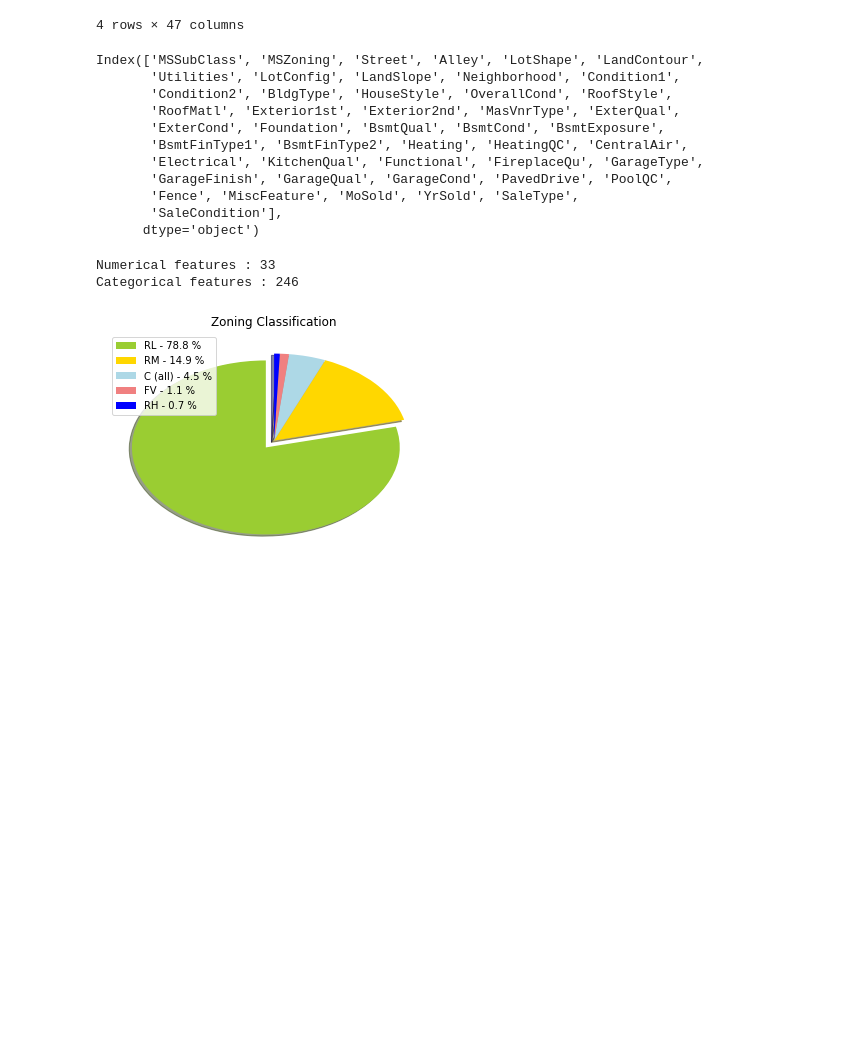
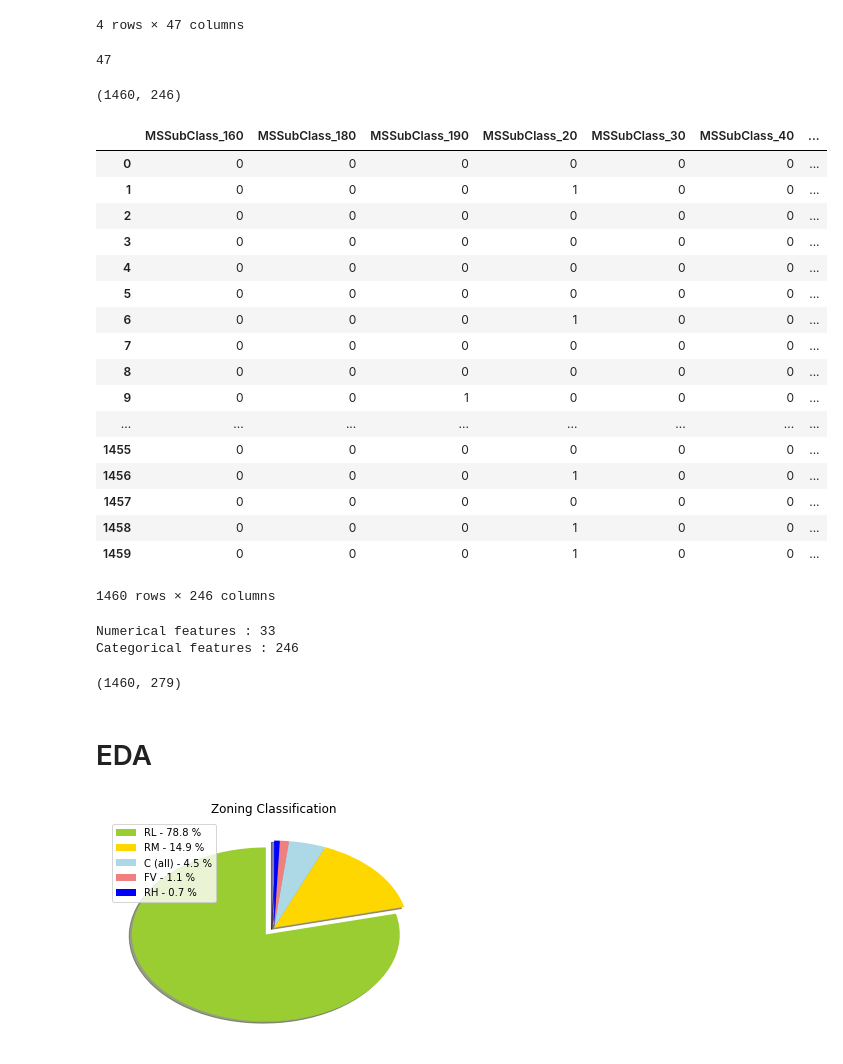
Before and after one commit to ParthasarathySubburaj/Imarticus, a Jupyter notebook: Data_Analytics_With_Python/Linear_Regression_Project/LR .ipynb, the cells around one changed output. Drawn from its saved outputs; the diff is of its cells as text; code cells hidden in the pictures; blank space fills up the shorter version.

```diff
--- a/Data_Analytics_With_Python/Linear_Regression_Project/LR .ipynb
+++ b/Data_Analytics_With_Python/Linear_Regression_Project/LR .ipynb
@@ -240,20 +240,14 @@ data_cat.describe()
 | top | 20 | RL | Pave | Grvl | Reg | Lvl | AllPub | Inside | Gtl | ... |
 | freq | 536 | 1151 | 1454 | 50 | 925 | 1311 | 1459 | 1052 | 1382 | ... |
 4 rows × 47 columns
-# %%
-data_cat.columns
-# %% [output]
-Index(['MSSubClass', 'MSZoning', 'Street', 'Alley', 'LotShape', 'LandContour',
-       'Utilities', 'LotConfig', 'LandSlope', 'Neighborhood', 'Condition1',
-       'Condition2', 'BldgType', 'HouseStyle', 'OverallCond', 'RoofStyle',
-       'RoofMatl', 'Exterior1st', 'Exterior2nd', 'MasVnrType', 'ExterQual',
-       'ExterCond', 'Foundation', 'BsmtQual', 'BsmtCond', 'BsmtExposure',
-       'BsmtFinType1', 'BsmtFinType2', 'Heating', 'HeatingQC', 'CentralAir',
-       'Electrical', 'KitchenQual', 'Functional', 'FireplaceQu', 'GarageType',
-       'GarageFinish', 'GarageQual', 'GarageCond', 'PavedDrive', 'PoolQC',
-       'Fence', 'MiscFeature', 'MoSold', 'YrSold', 'SaleType',
-       'SaleCondition'],
-      dtype='object')
+# %%
+len(data_cat.columns)
+# %% [output]
+47
 # %%
 # Using pandas.get_dummies function to Convert categorical variable into dummy/indicator variables
 data_cat_dummies  = pd.get_dummies(data_cat,drop_first=True)
+# %%
+data_cat_dummies.shape
+# %% [output]
+(1460, 246)
@@ -260,3 +256,24 @@ data_cat_dummies  = pd.get_dummies(data_cat,drop_first=True)
+# %%
+data_cat_dummies
+# %% [output]
+|  | MSSubClass_160 | MSSubClass_180 | MSSubClass_190 | MSSubClass_20 | MSSubClass_30 | MSSubClass_40 | ... |
+| 0 | 0 | 0 | 0 | 0 | 0 | 0 | ... |
+| 1 | 0 | 0 | 0 | 1 | 0 | 0 | ... |
+| 2 | 0 | 0 | 0 | 0 | 0 | 0 | ... |
+| 3 | 0 | 0 | 0 | 0 | 0 | 0 | ... |
+| 4 | 0 | 0 | 0 | 0 | 0 | 0 | ... |
+| 5 | 0 | 0 | 0 | 0 | 0 | 0 | ... |
+| 6 | 0 | 0 | 0 | 1 | 0 | 0 | ... |
+| 7 | 0 | 0 | 0 | 0 | 0 | 0 | ... |
+| 8 | 0 | 0 | 0 | 0 | 0 | 0 | ... |
+| 9 | 0 | 0 | 1 | 0 | 0 | 0 | ... |
+| ... | ... | ... | ... | ... | ... | ... | ... |
+| 1455 | 0 | 0 | 0 | 0 | 0 | 0 | ... |
+| 1456 | 0 | 0 | 0 | 1 | 0 | 0 | ... |
+| 1457 | 0 | 0 | 0 | 0 | 0 | 0 | ... |
+| 1458 | 0 | 0 | 0 | 1 | 0 | 0 | ... |
+| 1459 | 0 | 0 | 0 | 1 | 0 | 0 | ... |
+1460 rows × 246 columns
 # %%
 print("Numerical features : " + str(len(data_num.columns)))
 print("Categorical features : " + str(len(data_cat_dummies.columns)))
@@ -266,6 +283,12 @@ Categorical features : 246
 # %%
 # using concat function we merging two dataframe for furthere analysis
 newdata = pd.concat([data_num, data_cat_dummies], axis=1)
+# %%
+newdata.shape
+# %% [output]
+(1460, 279)
+# %% [markdown]
+# EDA
 # %%
 raw_data = pd.read_csv("train.csv")
 labels = raw_data["MSZoning"].unique()
```
Also changed, not shown: parts of 34 cells of this notebook, 7 other files.
